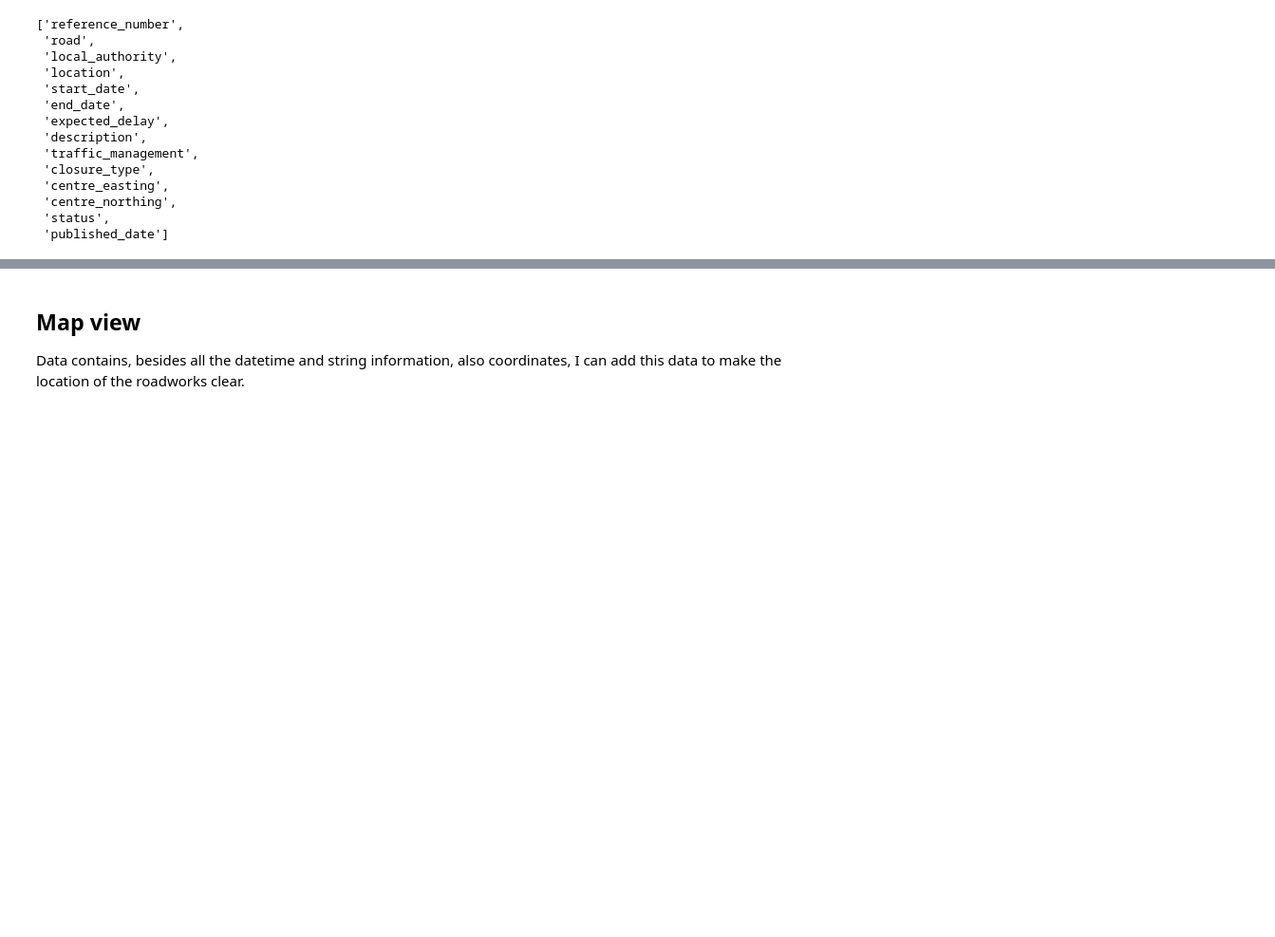
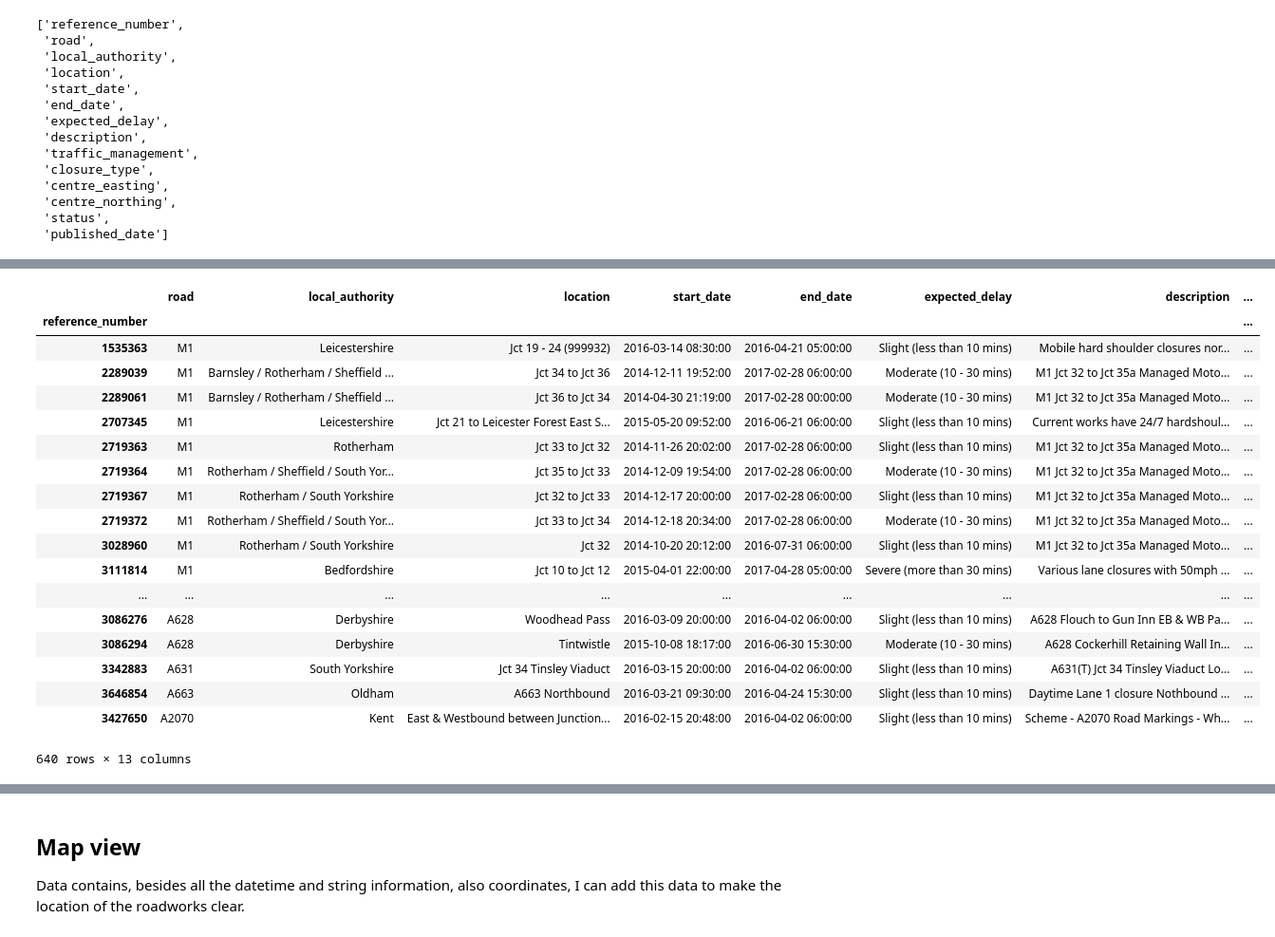
Before and after one commit to AndreyLugovskoy/roadworks_assignment, a Jupyter notebook: Road_works.ipynb, the cells around one changed output, grey strips where cells are left out. Shown at 95% size. Drawn from its saved outputs; the diff is of its cells as text; code cells hidden in the pictures; blank space fills up the shorter version.

```diff
--- a/Road_works.ipynb
+++ b/Road_works.ipynb
@@ -432,3 +482,17 @@ header
  'centre_northing',
  'status',
  'published_date']
+# %%
+from datetime import datetime
+
+date_min = datetime.strptime('29 Mar 2016  11:59PM', '%d %b %Y %I:%M%p')
+date_max = datetime.strptime('29 Apr 2016  11:59PM', '%d %b %Y %I:%M%p')
+# 3254865
+# 623
+
+print(date_min)
+print(date_max)
+
+print(len(roadWorks[((roadWorks['start_date']<=date_min) & (roadWorks['end_date']>=date_min))]))
+roadWorks[((roadWorks['start_date']<=date_min) & (roadWorks['end_date']>=date_min))]
+# %% [output]
@@ -435,2 +502,21 @@ header
+|  | road | local_authority | location | start_date | end_date | expected_delay | description | ... |
+| reference_number |  |  |  |  |  |  |  | ... |
+| 1535363 | M1 | Leicestershire | Jct 19 - 24 (999932) | 2016-03-14 08:30:00 | 2016-04-21 05:00:00 | Slight (less than 10 mins) | Mobile hard shoulder closures nor... | ... |
+| 2289039 | M1 | Barnsley / Rotherham / Sheffield ... | Jct 34 to Jct 36 | 2014-12-11 19:52:00 | 2017-02-28 06:00:00 | Moderate (10 - 30 mins) | M1 Jct 32 to Jct 35a Managed Moto... | ... |
+| 2289061 | M1 | Barnsley / Rotherham / Sheffield ... | Jct 36 to Jct 34 | 2014-04-30 21:19:00 | 2017-02-28 00:00:00 | Moderate (10 - 30 mins) | M1 Jct 32 to Jct 35a Managed Moto... | ... |
+| 2707345 | M1 | Leicestershire | Jct 21 to Leicester Forest East S... | 2015-05-20 09:52:00 | 2016-06-21 06:00:00 | Slight (less than 10 mins) | Current works have 24/7 hardshoul... | ... |
+| 2719363 | M1 | Rotherham | Jct 33 to Jct 32 | 2014-11-26 20:02:00 | 2017-02-28 06:00:00 | Slight (less than 10 mins) | M1 Jct 32 to Jct 35a Managed Moto... | ... |
+| 2719364 | M1 | Rotherham / Sheffield / South Yor... | Jct 35 to Jct 33 | 2014-12-09 19:54:00 | 2017-02-28 06:00:00 | Moderate (10 - 30 mins) | M1 Jct 32 to Jct 35a Managed Moto... | ... |
+| 2719367 | M1 | Rotherham / South Yorkshire | Jct 32 to Jct 33 | 2014-12-17 20:00:00 | 2017-02-28 06:00:00 | Slight (less than 10 mins) | M1 Jct 32 to Jct 35a Managed Moto... | ... |
+| 2719372 | M1 | Rotherham / Sheffield / South Yor... | Jct 33 to Jct 34 | 2014-12-18 20:34:00 | 2017-02-28 06:00:00 | Moderate (10 - 30 mins) | M1 Jct 32 to Jct 35a Managed Moto... | ... |
+| 3028960 | M1 | Rotherham / South Yorkshire | Jct 32 | 2014-10-20 20:12:00 | 2016-07-31 06:00:00 | Slight (less than 10 mins) | M1 Jct 32 to Jct 35a Managed Moto... | ... |
+| 3111814 | M1 | Bedfordshire | Jct 10 to Jct 12 | 2015-04-01 22:00:00 | 2017-04-28 05:00:00 | Severe (more than 30 mins) | Various lane closures with 50mph ... | ... |
+| ... | ... | ... | ... | ... | ... | ... | ... | ... |
+| 3086276 | A628 | Derbyshire | Woodhead Pass | 2016-03-09 20:00:00 | 2016-04-02 06:00:00 | Slight (less than 10 mins) | A628 Flouch to Gun Inn EB & WB Pa... | ... |
+| 3086294 | A628 | Derbyshire | Tintwistle | 2015-10-08 18:17:00 | 2016-06-30 15:30:00 | Moderate (10 - 30 mins) | A628 Cockerhill Retaining Wall In... | ... |
+| 3342883 | A631 | South Yorkshire | Jct 34 Tinsley Viaduct | 2016-03-15 20:00:00 | 2016-04-02 06:00:00 | Slight (less than 10 mins) | A631(T) Jct 34 Tinsley Viaduct Lo... | ... |
+| 3646854 | A663 | Oldham | A663 Northbound | 2016-03-21 09:30:00 | 2016-04-24 15:30:00 | Slight (less than 10 mins) | Daytime Lane 1 closure Nothbound ... | ... |
+| 3427650 | A2070 | Kent | East & Westbound between Junction... | 2016-02-15 20:48:00 | 2016-04-02 06:00:00 | Slight (less than 10 mins) | Scheme - A2070 Road Markings - Wh... | ... |
+640 rows × 13 columns
 # %%
 from IPython.display import display, HTML
```
Also changed, not shown: parts of 16 cells of this notebook.
